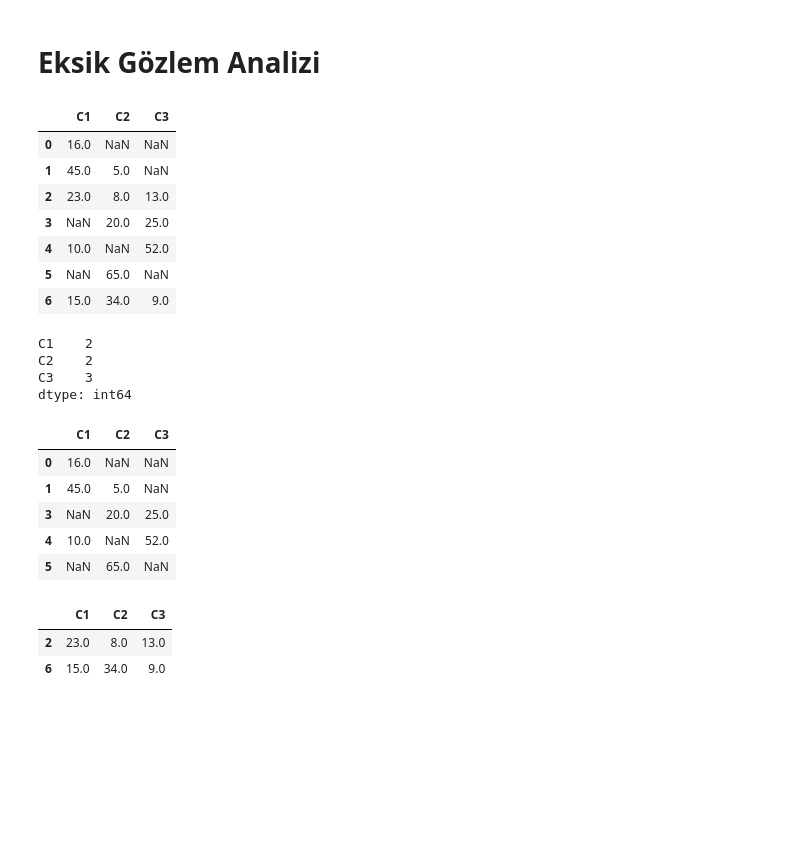
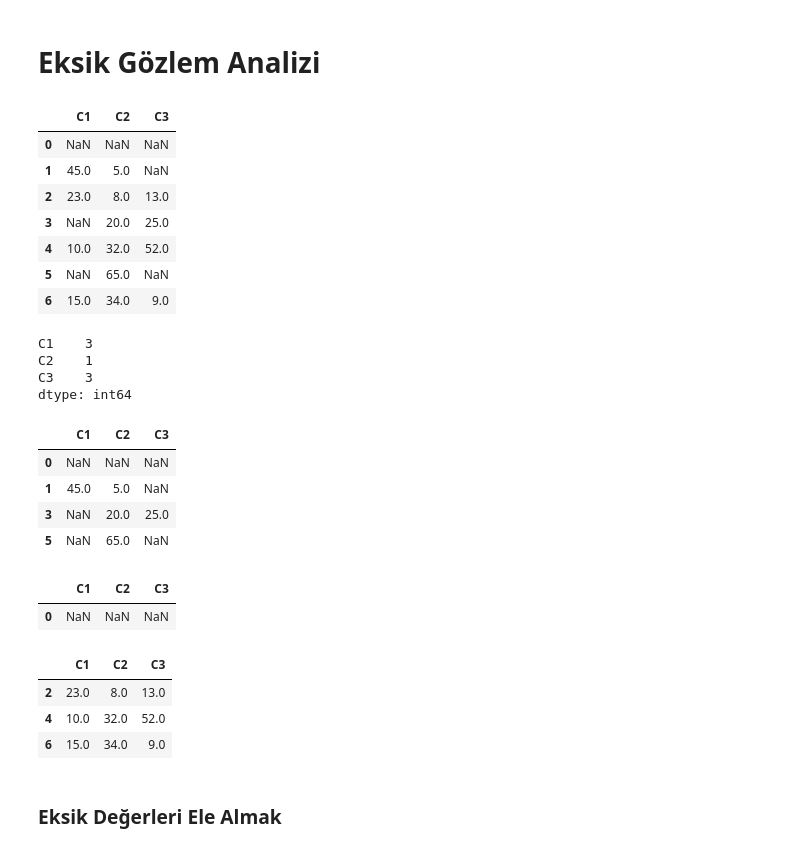
Before and after one commit to buraktopalyn/veri_analizi, a Jupyter notebook: veri_on_isleme.ipynb, the cells around one changed output. Saved outputs shown, nothing was run; the diff lists cells and outputs as text; code cells hidden in the pictures; blank space fills up the shorter version.

```diff
--- a/veri_on_isleme.ipynb
+++ b/veri_on_isleme.ipynb
@@ -311,43 +239,48 @@ yeni_df
 # %% [markdown]
 # Eksik Gözlem Analizi
 # %%
-C1 = np.array([16,45,23,np.NaN,10,np.NaN,15])
-C2 = np.array([np.NaN,5,8,20,np.NaN,65,34])
+C1 = np.array([np.NaN,45,23,np.NaN,10,np.NaN,15])
+C2 = np.array([np.NaN,5,8,20,32,65,34])
 C3 = np.array([np.NaN,np.NaN,13,25,52,np.NaN,9])
 df = pd.DataFrame({
     "C1": C1,
     "C2": C2,
     "C3": C3
 })
 df
 # %% [output]
 |  | C1 | C2 | C3 |
-| 0 | 16.0 | NaN | NaN |
+| 0 | NaN | NaN | NaN |
 | 1 | 45.0 | 5.0 | NaN |
 | 2 | 23.0 | 8.0 | 13.0 |
 | 3 | NaN | 20.0 | 25.0 |
-| 4 | 10.0 | NaN | 52.0 |
+| 4 | 10.0 | 32.0 | 52.0 |
 | 5 | NaN | 65.0 | NaN |
 | 6 | 15.0 | 34.0 | 9.0 |
 # %%
 df.isnull().sum()
 # %% [output]
-C1    2
-C2    2
+C1    3
+C2    1
 C3    3
 dtype: int64
 # %%
-df[df.isnull().any(axis=1)] # Eksik değer olan satırları çekmek
+df[df.isnull().any(axis=1)] # en az bir Eksik değer olan satırları çekmek
 # %% [output]
 |  | C1 | C2 | C3 |
-| 0 | 16.0 | NaN | NaN |
+| 0 | NaN | NaN | NaN |
 | 1 | 45.0 | 5.0 | NaN |
 | 3 | NaN | 20.0 | 25.0 |
-| 4 | 10.0 | NaN | 52.0 |
 | 5 | NaN | 65.0 | NaN |
+# %%
+df[df.isnull().all(axis=1)] # tümü Eksik değer olan satırları çekmek
+# %% [output]
+|  | C1 | C2 | C3 |
+| 0 | NaN | NaN | NaN |
 # %%
 df[df.notnull().all(axis=1)] # Hiç eksik değer olmayan satırları çekmek
 # %% [output]
 |  | C1 | C2 | C3 |
 | 2 | 23.0 | 8.0 | 13.0 |
+| 4 | 10.0 | 32.0 | 52.0 |
 | 6 | 15.0 | 34.0 | 9.0 |
@@ -355,0 +287,2 @@ df.dropna(inplace=True) # Eksik değer olan satırları silmek
+# %% [markdown]
+### Eksik Değerleri Ele Almak
```
Also changed, not shown: parts of 91 cells of this notebook.
